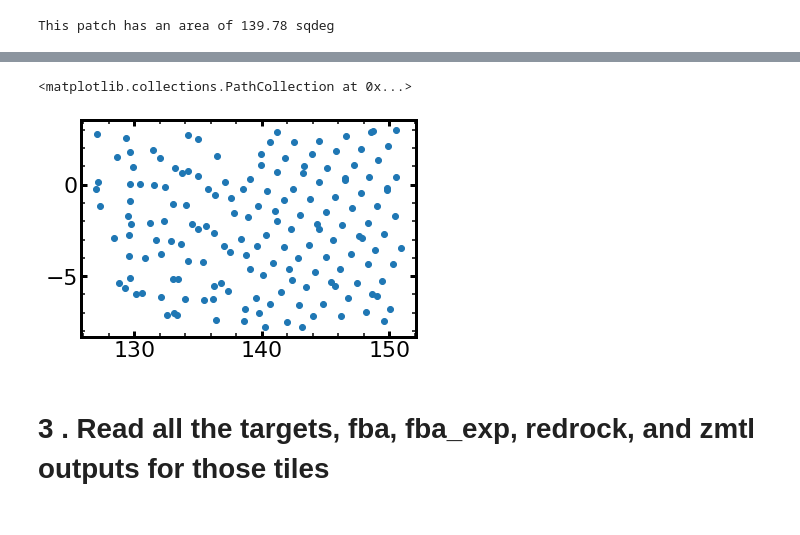
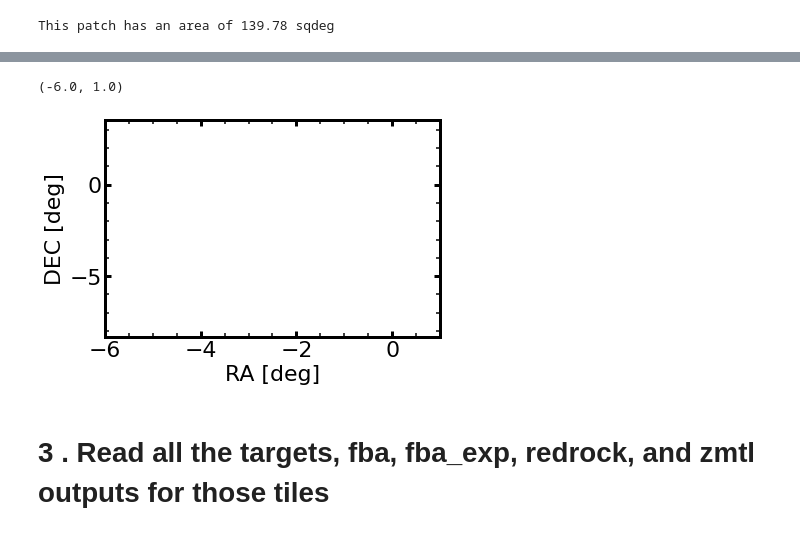
Before and after one commit to forero/SandboxDESI, a Jupyter notebook: efficiency/spectro_completeness.ipynb, the cells around one changed output, grey strips where cells are left out. Saved outputs shown, nothing was run; the diff lists cells and outputs as text; code cells hidden in the pictures.

```diff
--- a/efficiency/spectro_completeness.ipynb
+++ b/efficiency/spectro_completeness.ipynb
@@ -49,7 +51,13 @@ This patch has an area of 139.78 sqdeg
 # %%
 observed_tiles = Table.read("/global/cfs/cdirs/desi/survey/ops/surveyops/trunk/ops/tiles-specstatus.ecsv")
-faflavor = 'maindark'
-#faflavor = 'mainbright'
+
+ii = (observed_tiles['FAFLAVOR'] == faflavor) & (observed_tiles['ZDONE']=='true')
+ii &= observed_tiles['TILERA']>(min_ra-buffer)
+ii &= observed_tiles['TILERA']<(max_ra+buffer)
+ii &= observed_tiles['TILEDEC']>(min_dec-buffer)
+ii &= observed_tiles['TILEDEC']<(max_dec+buffer)
+
+observed_tiles = observed_tiles[ii]
 # %%
 observed_tiles
 # %% [output]
@@ -106,21 +82,0 @@ set(observed_tiles['OBSSTATUS'])
-# %%
-if faflavor == 'maindark':
-    min_ra = 129.0
-    min_dec = -6.0
-    max_ra = 149.0
-    max_dec = 1
-    buffer = 2.0
-elif faflavor == 'mainbright':
-    min_ra = 129.0
-    min_dec = -6.0
-    max_ra = 146.0
-    max_dec = 2
-    buffer = 2.0
-
-
-ii = observed_tiles['TILERA']>(min_ra-buffer)
-ii &= observed_tiles['TILERA']<(max_ra+buffer)
-ii &= observed_tiles['TILEDEC']>(min_dec-buffer)
-ii &= observed_tiles['TILEDEC']<(max_dec+buffer)
-
-observed_tiles = observed_tiles[ii]
@@ -149,8 +83,12 @@ Table length=165
 # %%
-plt.scatter(observed_tiles['TILERA'], observed_tiles['TILEDEC'])
+plt.scatter(observed_tiles['TILERA'], observed_tiles['TILEDEC'], s=2000, alpha=0.2)
+plt.xlabel('RA [deg]')
+plt.ylabel('DEC [deg]')
+plt.xlim(min_ra, max_ra)
+plt.xlim(min_dec, max_dec)
 # %% [output]
-<matplotlib.collections.PathCollection at 0x...>
+(-6.0, 1.0)
-[figure, old version]
+[figure, new version]
 # %% [markdown]
 # 3 . Read all the targets, fba, fba_exp, redrock, and zmtl outputs for those tiles
 # %%
```
Also changed, not shown: parts of 6 cells of this notebook.
